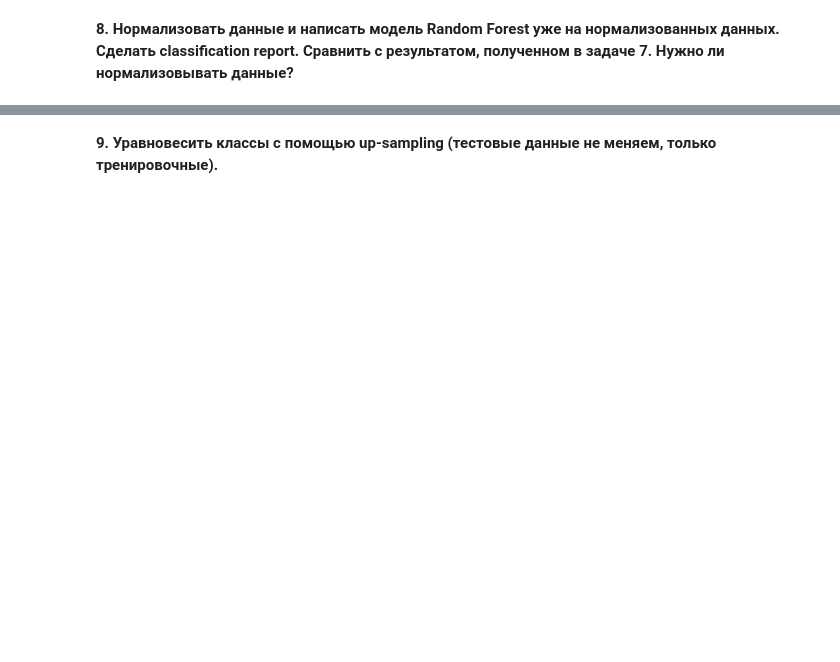
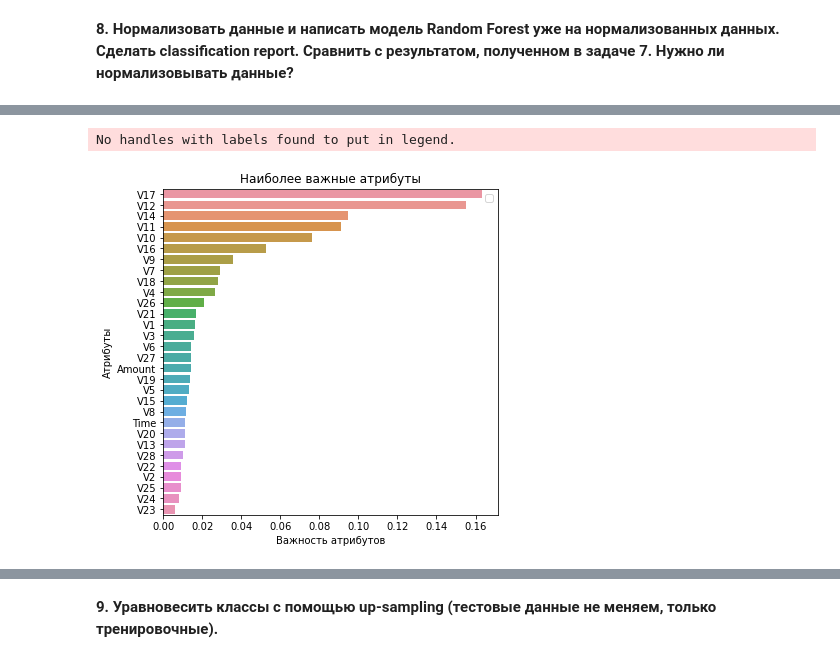
Before and after one commit to HeliosBI/PYDAHW22, a Jupyter notebook: homework-6.ipynb, the cells around one changed output, grey strips where cells are left out. Saved outputs shown, nothing was run; the diff lists cells and outputs as text; code cells hidden in the pictures; blank space fills up the shorter version.

```diff
--- a/homework-6.ipynb
+++ b/homework-6.ipynb
@@ -149,0 +264,8 @@ model.score(X_test_22, y_test_22)
+# %%
+output_y = df_norm.Class
+input_x = df_norm.drop('Class', axis=1)
+# %%
+le=LabelEncoder()
+targets=output_y
+print(targets.value_counts())
+Y=le.fit_transform(targets)
@@ -149,0 +276,11 @@ model.score(X_test_22, y_test_22)
+# %%
+X_train_22, X_test_22, y_train_22, y_test_22 = train_test_split(input_x, Y, test_size=0.3)
+# %%
+# создаем модель деревья решений
+# выбираем 100 деревьев в качестве параметра
+# при желании можно изучить и поперебирать другие гиперпараметры
+# https://scikit-learn.org/stable/modules/generated/sklearn.ensemble.RandomForestClassifier.html
+model=RandomForestClassifier(n_estimators=100)
+
+# обучаем модель
+model.fit(X_train_22,y_train_22)
@@ -149,0 +296,16 @@ model.score(X_test_22, y_test_22)
+# %%
+headers = list(X_train_22.columns.values)
+
+feature_imp = pd.Series(model.feature_importances_,index=headers).sort_values(ascending=False)
+
+f, ax = plt.subplots(figsize=(6, 6))
+sns.barplot(x=feature_imp, y=feature_imp.index)
+
+plt.xlabel('Важность атрибутов')
+plt.ylabel('Атрибуты')
+plt.title("Наиболее важные атрибуты")
+plt.legend()
+plt.show()
+# %% [output]
+No handles with labels found to put in legend.
+[figure, added]
```
Also changed, not shown: parts of 22 cells of this notebook.
